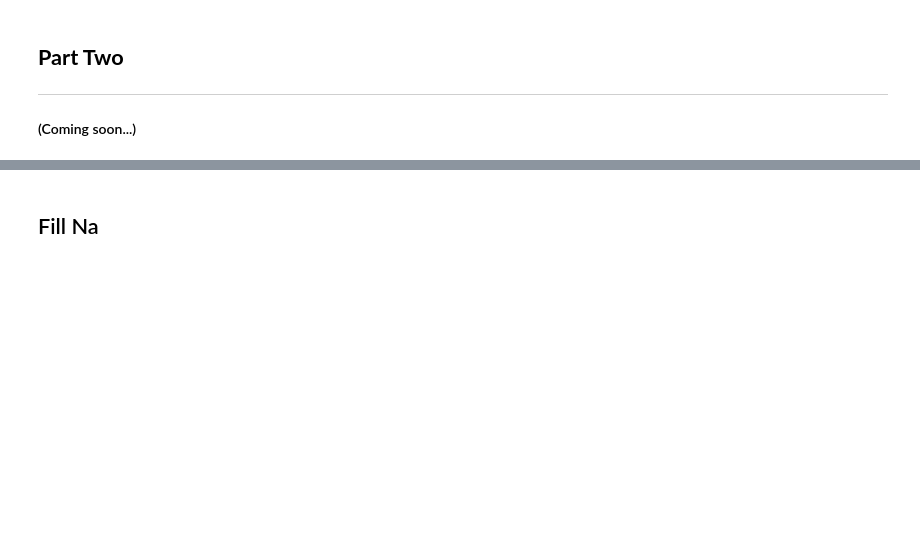
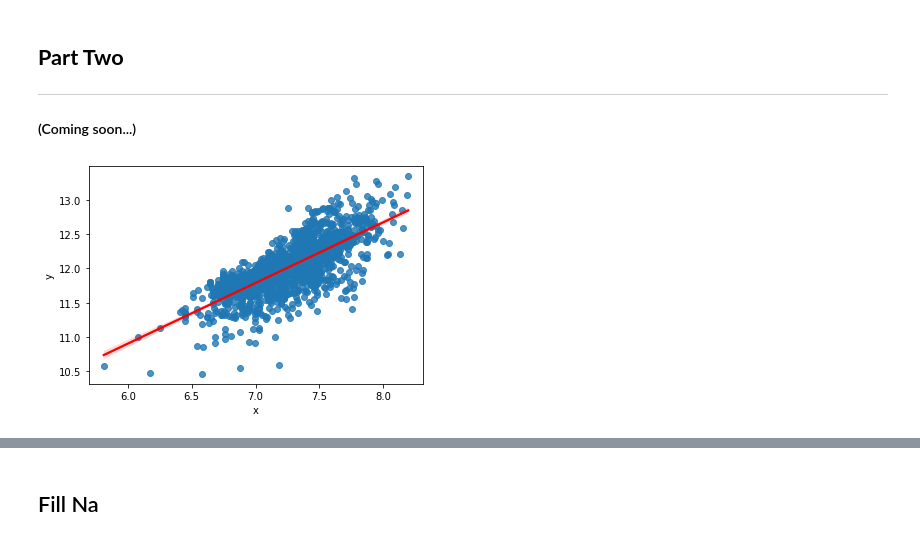
Before and after one commit to ViniciusNalaSantos/ML_HousePricesAlgoritm, a Jupyter notebook: housepricesalgoritm.ipynb, the cells around one changed output, grey strips where cells are left out. Drawn from its saved outputs; the diff is of its cells as text; code cells hidden in the pictures; blank space fills up the shorter version.

Commit message:
Kaggle Notebook | HousePricesAlgoritm

```diff
--- a/housepricesalgoritm.ipynb
+++ b/housepricesalgoritm.ipynb
@@ -450,3 +450,10 @@ In the next part of this article, we will start dealing with the missing values;
 ---
 
 #### (Coming soon...)
+# %%
+ax = sns.regplot(data=train, x='GrLivArea', y='SalePrice', line_kws={"color": "red"})
+ax.set_xlabel('x')
+ax.set_ylabel('y')
+plt.show()
+# %% [output]
+[figure, added]
```
Also changed, not shown: parts of 8 cells of this notebook.
